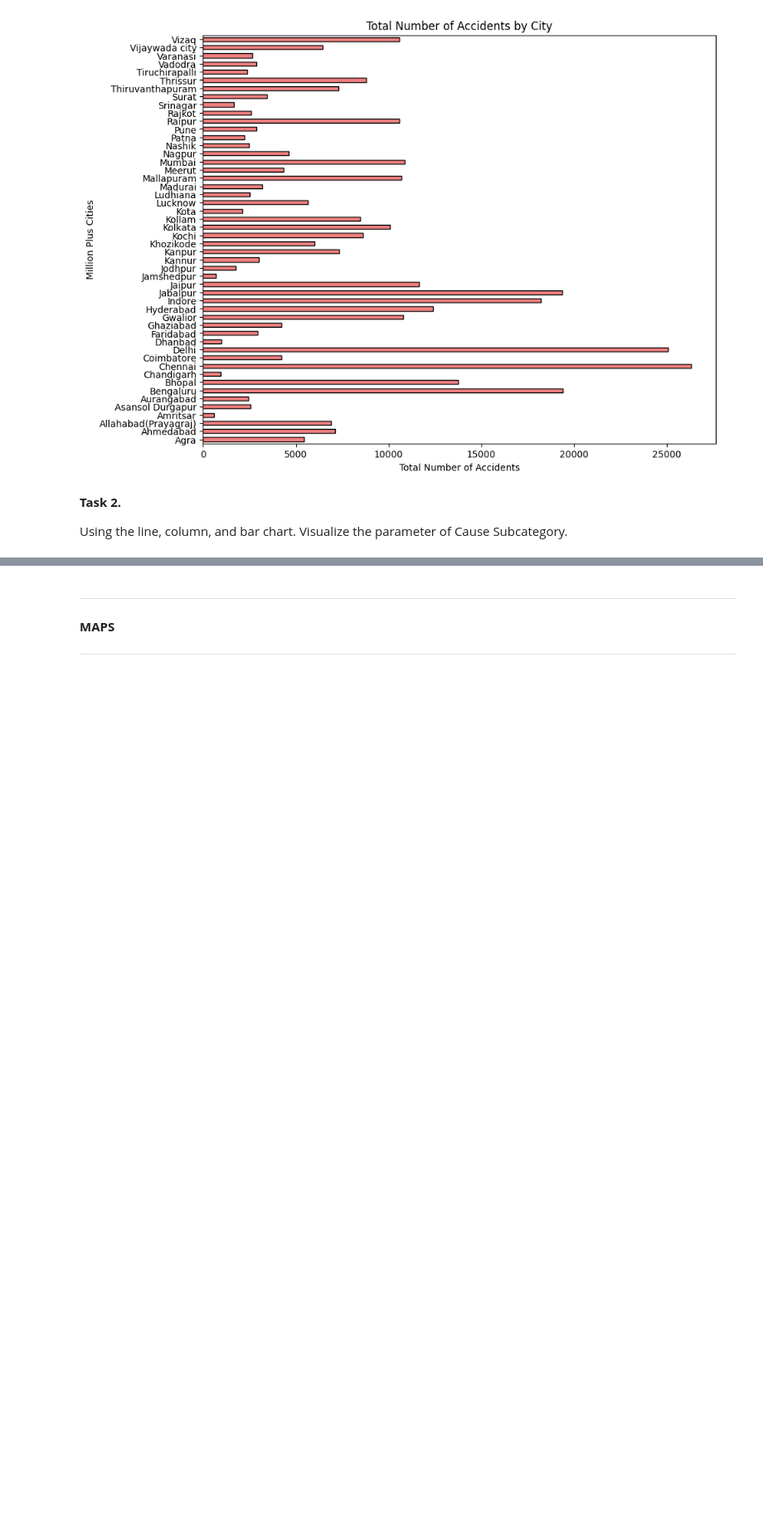
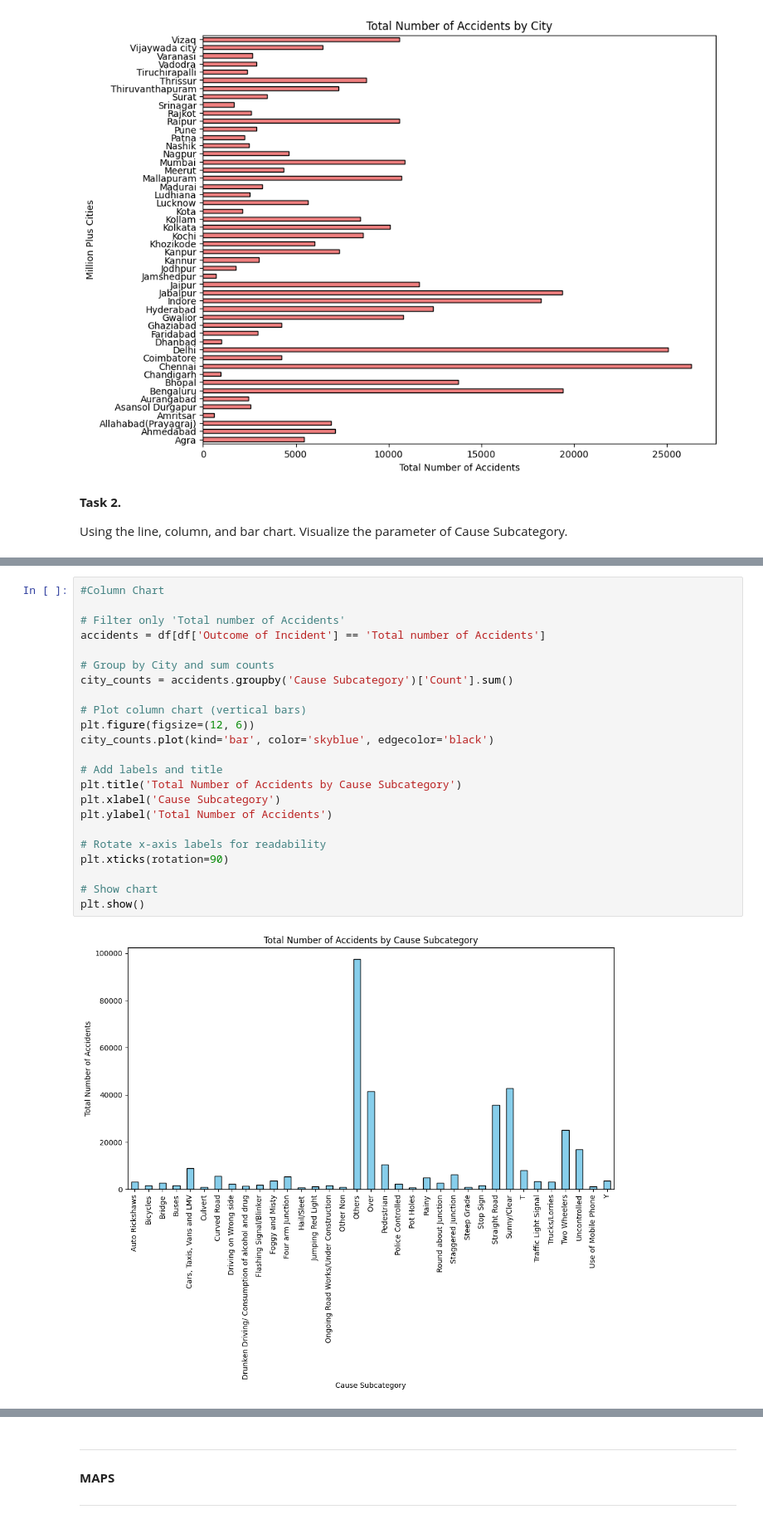
Before and after one commit to kuheho/CPE-031-Visualization-and-Data-Analysis, a Jupyter notebook: Tamondong,_Ivan_Rex_B__Hands_On_Activity_5_Chart_Type.ipynb, the cells around one changed output, grey strips where cells are left out. Shown at 83% size. Saved outputs shown, nothing was run; the diff lists cells and outputs as text; blank space fills up the shorter version.

```diff
--- a/Tamondong,_Ivan_Rex_B__Hands_On_Activity_5_Chart_Type.ipynb
+++ b/Tamondong,_Ivan_Rex_B__Hands_On_Activity_5_Chart_Type.ipynb
@@ -312,0 +371,25 @@ Using the line, column, and bar chart. Visualize the parameter of Cause Subcateg
+# %%
+#Column Chart
+
+# Filter only 'Total number of Accidents'
+accidents = df[df['Outcome of Incident'] == 'Total number of Accidents']
+
+# Group by City and sum counts
+city_counts = accidents.groupby('Cause Subcategory')['Count'].sum()
+
+# Plot column chart (vertical bars)
+plt.figure(figsize=(12, 6))
+city_counts.plot(kind='bar', color='skyblue', edgecolor='black')
+
+# Add labels and title
+plt.title('Total Number of Accidents by Cause Subcategory')
+plt.xlabel('Cause Subcategory')
+plt.ylabel('Total Number of Accidents')
+
+# Rotate x-axis labels for readability
+plt.xticks(rotation=90)
+
+# Show chart
+plt.show()
+# %% [output]
+[figure, added]
```
Also changed, not shown: parts of 13 cells of this notebook.
